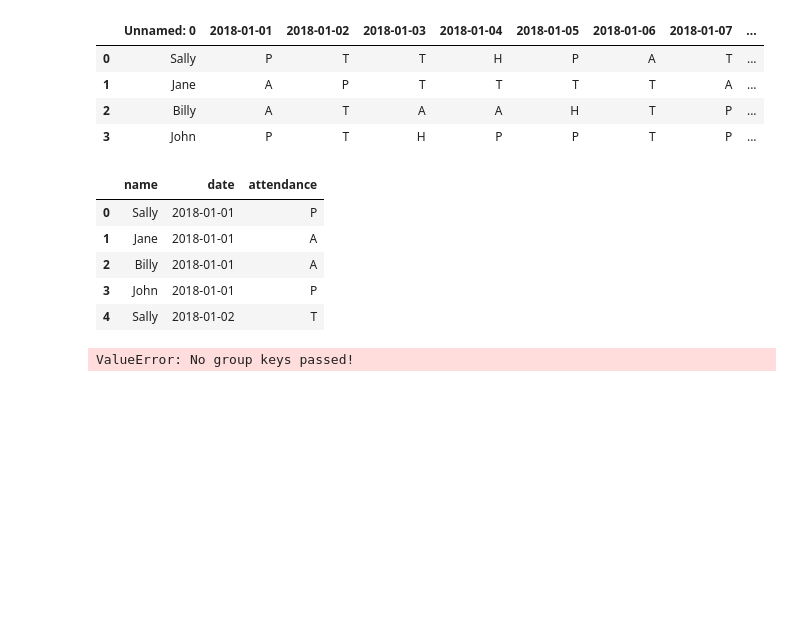
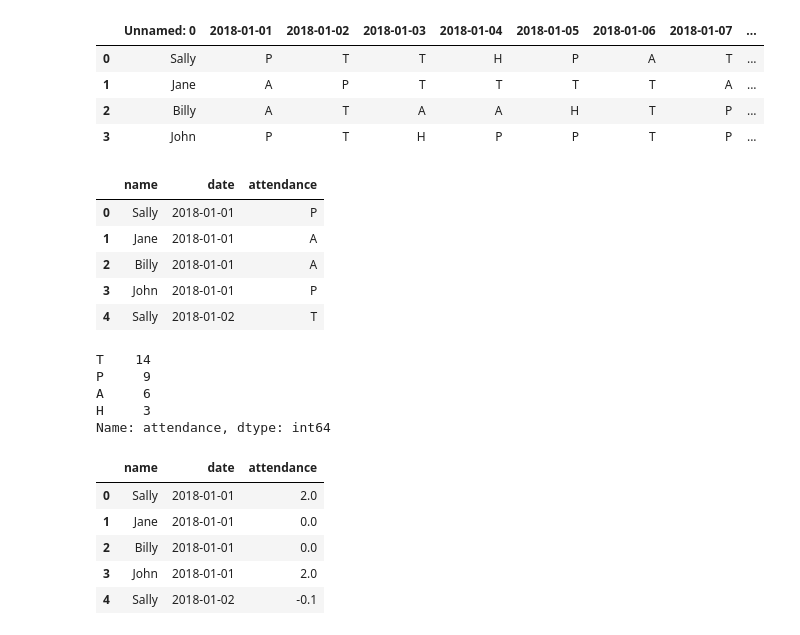
Before and after one commit to Jacqueline-A-Shay/ds-methodologies-exercises, a Jupyter notebook: advanced_topics/tidy_data.ipynb, the cells around one changed output. Saved outputs shown, nothing was run; the diff lists cells and outputs as text; code cells hidden in the pictures; blank space fills up the shorter version.

```diff
--- a/advanced_topics/tidy_data.ipynb
+++ b/advanced_topics/tidy_data.ipynb
@@ -223,7 +223,34 @@ df.head()
 | 2 | Billy | 2018-01-01 | A |
 | 3 | John | 2018-01-01 | P |
 | 4 | Sally | 2018-01-02 | T |
-# %%
-df.pivot_table("name", [])
-# %% [output]
-ValueError: No group keys passed!
+# %%
+df.attendance.value_counts()
+# %% [output]
+T    14
+P     9
+A     6
+H     3
+Name: attendance, dtype: int64
+# %%
+x = df.attendance
+condlist = ([
+    x.str.contains('A'),
+    x.str.contains('H'),
+    x.str.contains('T'),
+    x.str.contains('P')])
+# when meeting the quiteria, do these math
+choicelist = (0,
+              0.5,
+              -0.1,
+              2)
+# store info back into df after conversion
+df['attendance'] = np.select(condlist, choicelist)
+# %%
+df.head()
+# %% [output]
+|  | name | date | attendance |
+| 0 | Sally | 2018-01-01 | 2.0 |
+| 1 | Jane | 2018-01-01 | 0.0 |
+| 2 | Billy | 2018-01-01 | 0.0 |
+| 3 | John | 2018-01-01 | 2.0 |
+| 4 | Sally | 2018-01-02 | -0.1 |
```
Also changed, not shown: parts of 1 cell of this notebook.
